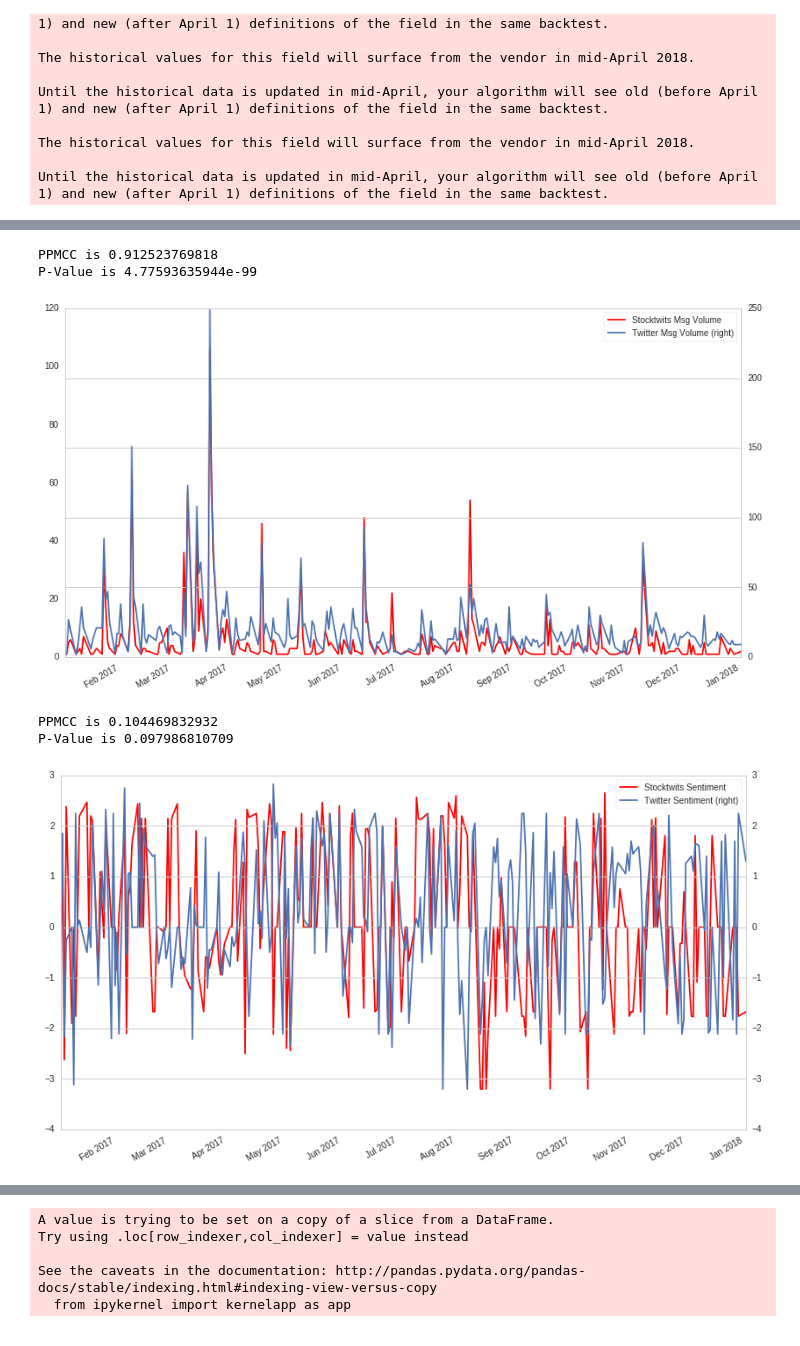
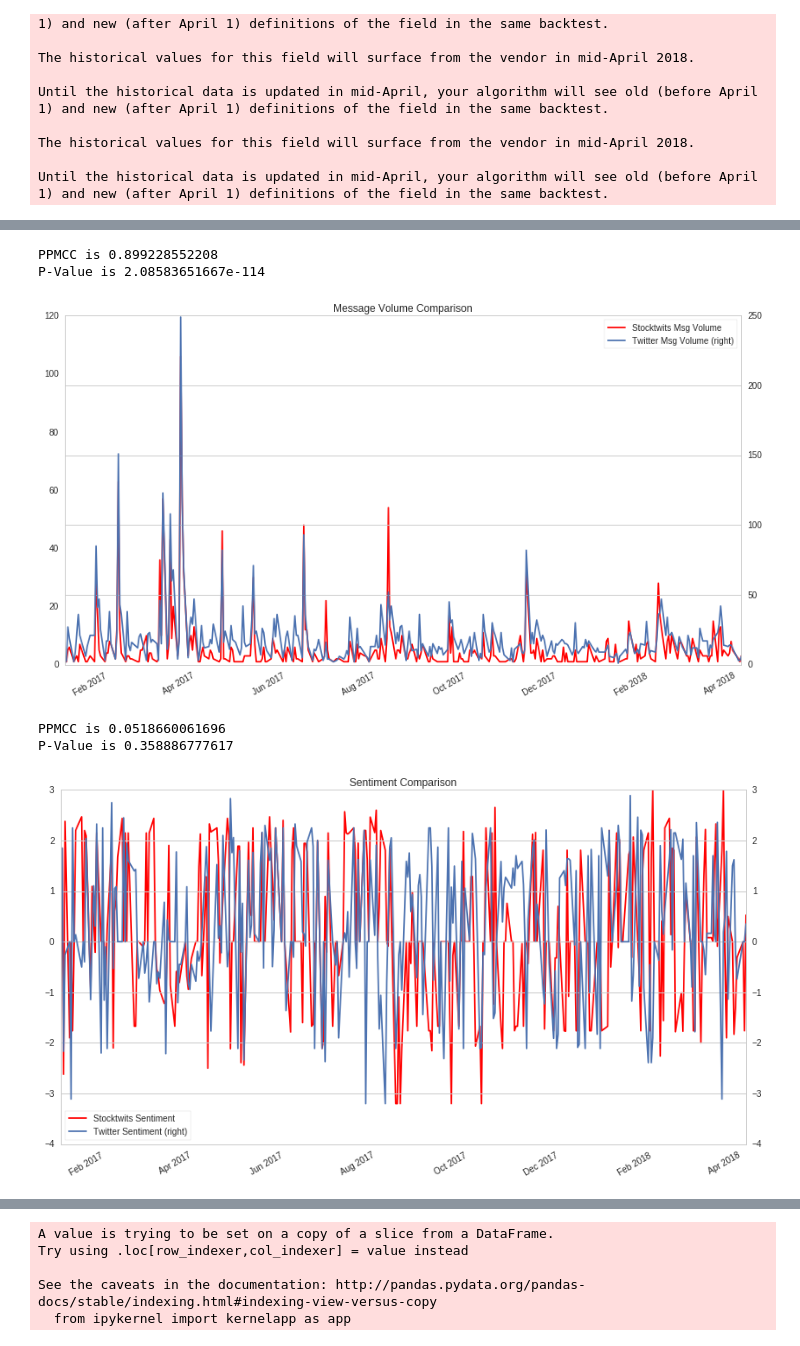
Before and after one commit to mitevpi/quant-quarry, a Jupyter notebook: Mr.Market vs the Intelligent Investor /Intelligent+Investor+vs+Mr.Market.ipynb, the cells around one changed output, grey strips where cells are left out. Saved outputs shown, nothing was run; the diff lists cells and outputs as text; code cells hidden in the pictures.

```diff
--- a/Mr.Market vs the Intelligent Investor /Intelligent+Investor+vs+Mr.Market.ipynb
+++ b/Mr.Market vs the Intelligent Investor /Intelligent+Investor+vs+Mr.Market.ipynb
@@ -10,7 +17,7 @@ stock_symbol = 'TDG'
 asset = symbols(stock_symbol)
 analysis_start = '2013-01-01'
 analysis_start_short = '2017-01-01'
-analysis_end = '2018-01-01'
+analysis_end = '2018-04-01'
 # %%
 # Pipeline imports
 from quantopian.pipeline.filters import StaticAssets
@@ -166,7 +156,7 @@ tdg_technical_output = technicals_output.xs(asset,level=1)
 #tdg_technical_output.plot(subplots=True);
 
 # Plot message volume to compare between Stocktwits and Twitter Datasets
-tdg_technical_output.msg_volume_stocktwits.plot(label='Stocktwits Msg Volume', legend=True, color='Red')
+tdg_technical_output.msg_volume_stocktwits.plot(title='Message Volume Comparison', label='Stocktwits Msg Volume', legend=True, color='Red')
 tdg_technical_output.msg_volume_twitter.plot(secondary_y=True, label="Twitter Msg Volume", legend=True)
 
 # Get Pearson Correlation Coefficient
@@ -177,25 +167,25 @@ ppmcc = stats.pearsonr(x, y)
 print "PPMCC is {}" .format(ppmcc[0])
 print "P-Value is {}" .format(ppmcc[1])
 # %% [output]
-PPMCC is 0.912523769818
-P-Value is 4.77593635944e-99
+PPMCC is 0.899228552208
+P-Value is 2.08583651667e-114
-[figure, old version]
+[figure, new version]
 # %%
 # Plot sentiment data to compare between Stocktwits and Twitter Datasets
-tdg_technical_output.sentiment_stocktwits.plot(label='Stocktwits Sentiment', legend=True, color='Red')
+tdg_technical_output.sentiment_stocktwits.plot(title='Sentiment Comparison',label='Stocktwits Sentiment', legend=True, color='Red')
 tdg_technical_output.sentiment_twitter.plot(secondary_y=True, label="Twitter Sentiment", legend=True)
 
 # Get Pearson Correlation Coefficient
 x = tdg_technical_output.sentiment_stocktwits.values.ravel()
 y = tdg_technical_output.sentiment_twitter.values.ravel()
 ppmcc = stats.pearsonr(x, y)
 
 print "PPMCC is {}" .format(ppmcc[0])
 print "P-Value is {}" .format(ppmcc[1])
 # %% [output]
-PPMCC is 0.104469832932
-P-Value is 0.097986810709
+PPMCC is 0.0518660061696
+P-Value is 0.358886777617
-[figure, old version]
+[figure, new version]
 # %%
 print tdg_technical_output.sentiment_stocktwits.mean()
 print tdg_technical_output.sentiment_twitter.mean()
```
Also changed, not shown: parts of 27 cells of this notebook, 2 other files.
